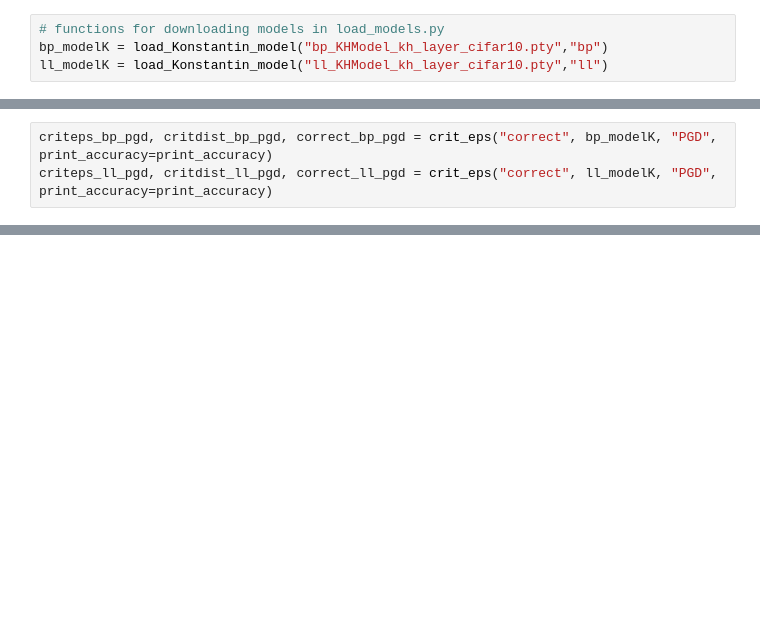
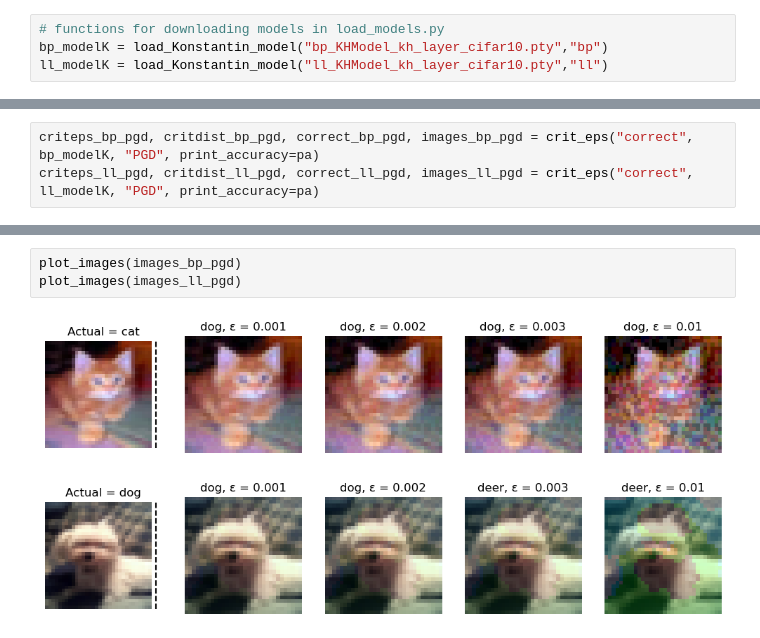
Before and after one commit to holzhauk/LocalLearning, a Jupyter notebook: notebooks/Attacks and boxplots .ipynb, the cells around one changed output, grey strips where cells are left out. Drawn from its saved outputs; the diff is of its cells as text; blank space fills up the shorter version.

```diff
--- a/notebooks/Attacks and boxplots .ipynb
+++ b/notebooks/Attacks and boxplots .ipynb
@@ -466,3 +315,3 @@ plot_accuracy(correct_ll_wn,correct_bp_wn)
 # %%
-criteps_bp_pgd, critdist_bp_pgd, correct_bp_pgd = crit_eps("correct", bp_modelK, "PGD", print_accuracy=print_accuracy)
-criteps_ll_pgd, critdist_ll_pgd, correct_ll_pgd = crit_eps("correct", ll_modelK, "PGD", print_accuracy=print_accuracy)
+criteps_bp_pgd, critdist_bp_pgd, correct_bp_pgd, images_bp_pgd = crit_eps("correct", bp_modelK, "PGD", print_accuracy=pa)
+criteps_ll_pgd, critdist_ll_pgd, correct_ll_pgd, images_ll_pgd = crit_eps("correct", ll_modelK, "PGD", print_accuracy=pa)
@@ -478,0 +318,6 @@ plot_accuracy(correct_ll_pgd,correct_bp_pgd)
+# %%
+plot_images(images_bp_pgd)
+plot_images(images_ll_pgd)
+# %% [output]
+[figure, added]
+[figure, added]
```
Also changed, not shown: parts of 26 cells of this notebook.
